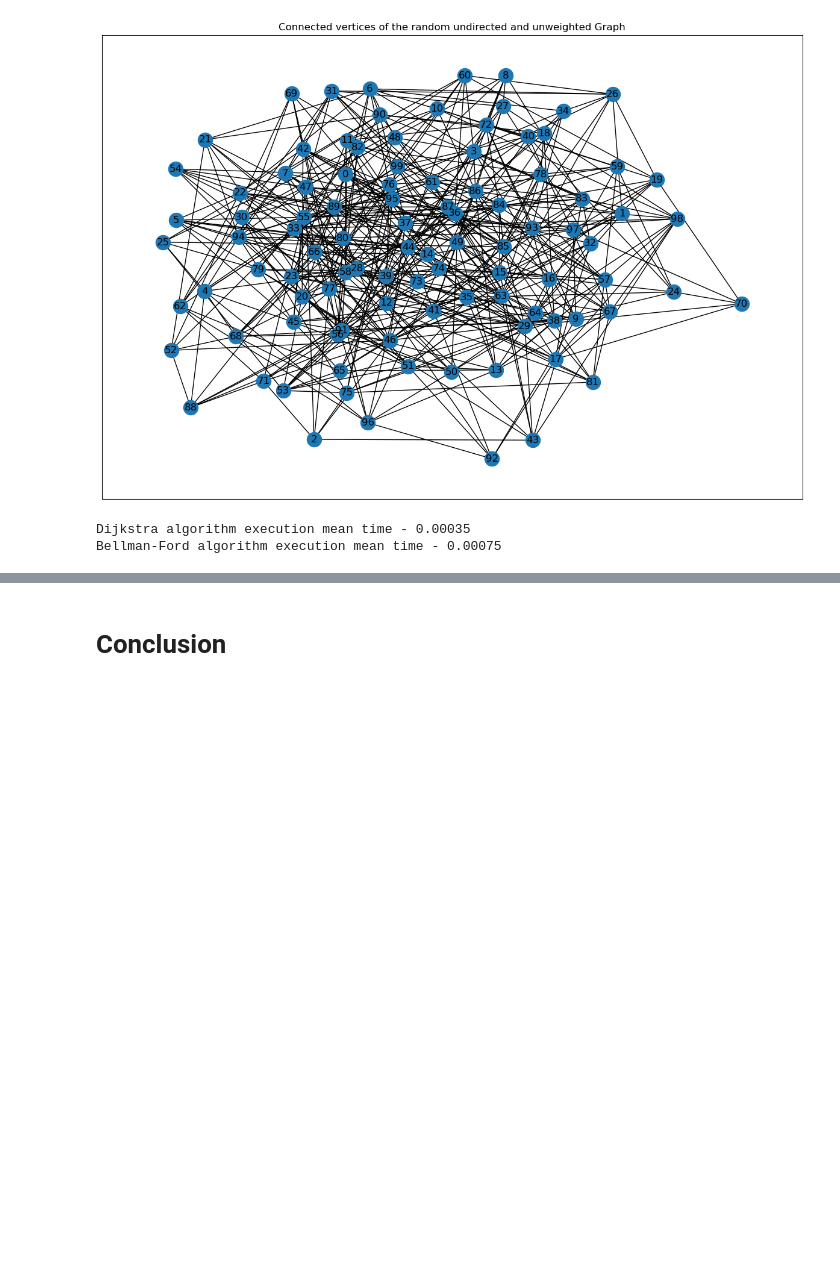
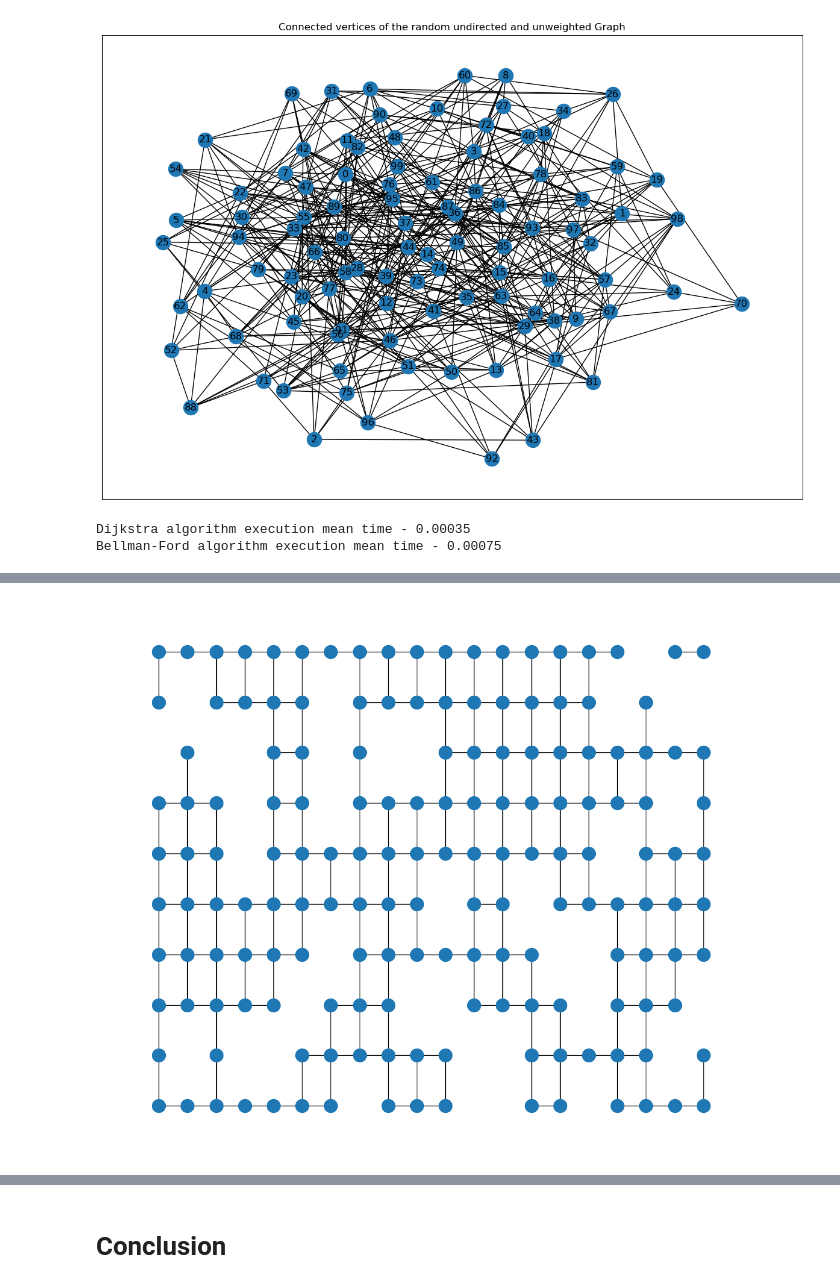
Before and after one commit to ATHigh/ITMO_labs, a Jupyter notebook: AaDoA/Task6.ipynb, the cells around one changed output, grey strips where cells are left out. Cells and saved outputs as stored; diff of their text form; code cells hidden in the pictures; blank space fills up the shorter version.

```diff
--- a/AaDoA/Task6.ipynb
+++ b/AaDoA/Task6.ipynb
@@ -121,0 +119,17 @@ nx.draw(Grid)
+# %%
+# make Grid
+Grid = nx.grid_2d_graph(10, 20)
+obstacles = []
+
+# remove from Grid some cells, make obstacles
+for i in range(40):
+    idx1, idx2 = np.random.randint(0, 10), np.random.randint(0, 20)
+    obstacles.append((idx1, idx2))
+
+Grid.remove_nodes_from(obstacles)
+# %%
+plt.figure(figsize=(12, 10))
+pos = {(x, y): (y, -x) for x, y in Grid.nodes()}
+nx.draw(Grid, pos=pos, with_labels=False)
+# %% [output]
+[figure, added]
```
Also changed, not shown: parts of 5 cells of this notebook.
